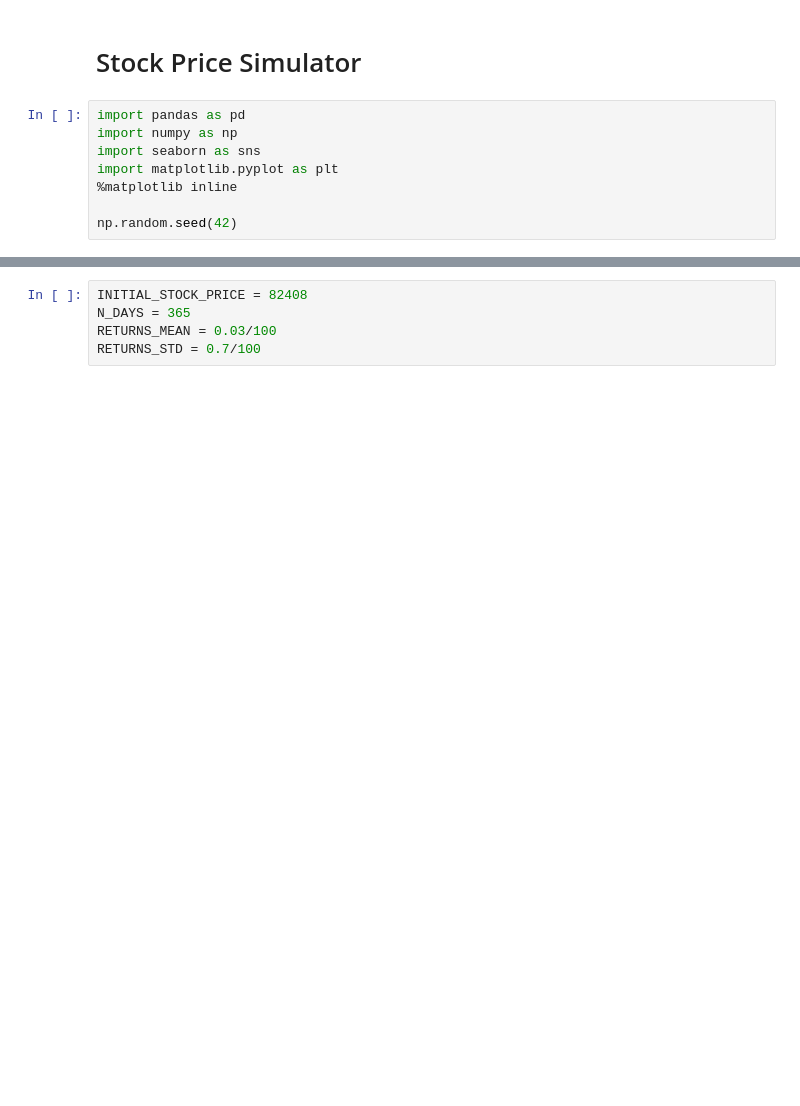
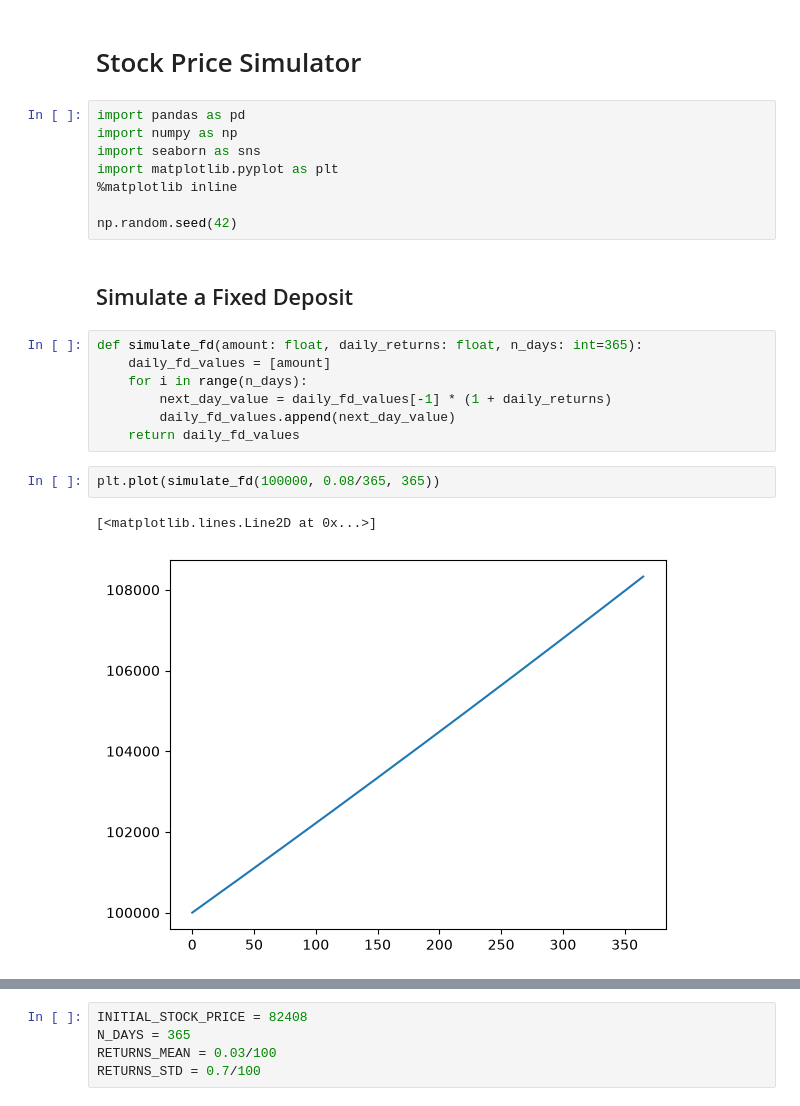
Before and after one commit to brinda-25/workshop, a Jupyter notebook: Day3/simulations/01_Stock_Price_Simulator.ipynb, the cells around one changed output, grey strips where cells are left out. Saved outputs shown, nothing was run; the diff lists cells and outputs as text; blank space fills up the shorter version.

```diff
--- a/Day3/simulations/01_Stock_Price_Simulator.ipynb
+++ b/Day3/simulations/01_Stock_Price_Simulator.ipynb
@@ -8,4 +8,18 @@ import matplotlib.pyplot as plt
 %matplotlib inline
 
 np.random.seed(42)
+# %% [markdown]
+## Simulate a Fixed Deposit
+# %%
+def simulate_fd(amount: float, daily_returns: float, n_days: int=365):
+    daily_fd_values = [amount]
+    for i in range(n_days):
+        next_day_value = daily_fd_values[-1] * (1 + daily_returns)
+        daily_fd_values.append(next_day_value)
+    return daily_fd_values
+# %%
+plt.plot(simulate_fd(100000, 0.08/365, 365))
+# %% [output]
+[<matplotlib.lines.Line2D at 0x...>]
+[figure, added]
 # %% [markdown]
```
Also changed, not shown: parts of 8 cells of this notebook, 1 other file.
